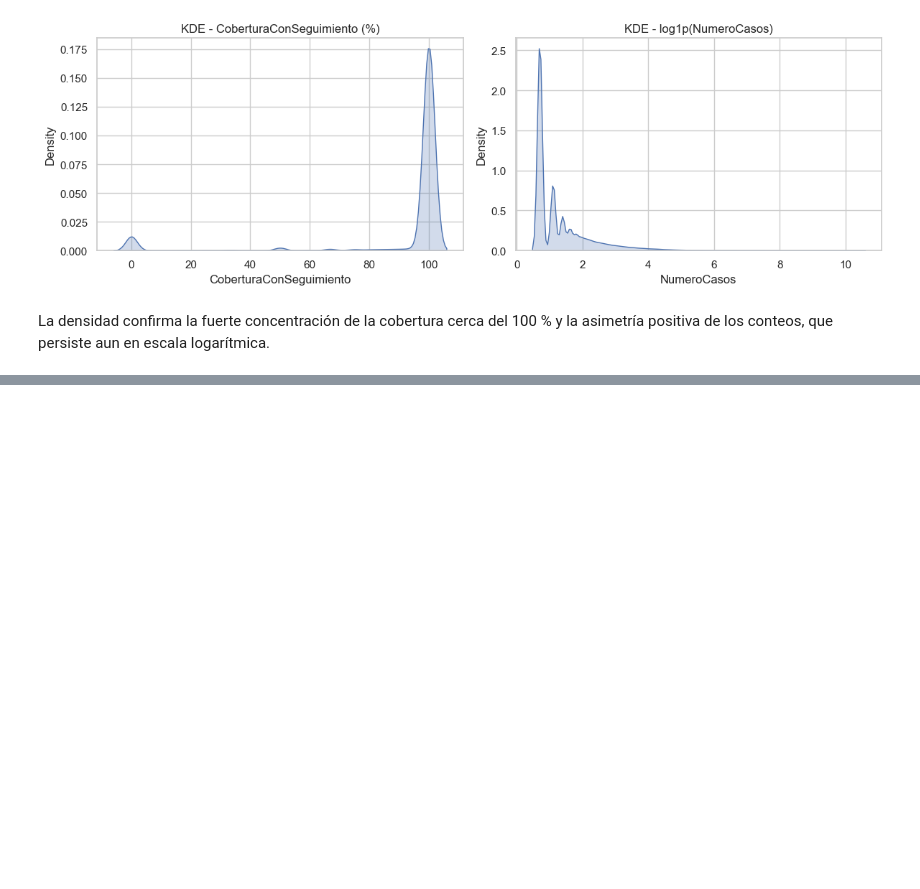
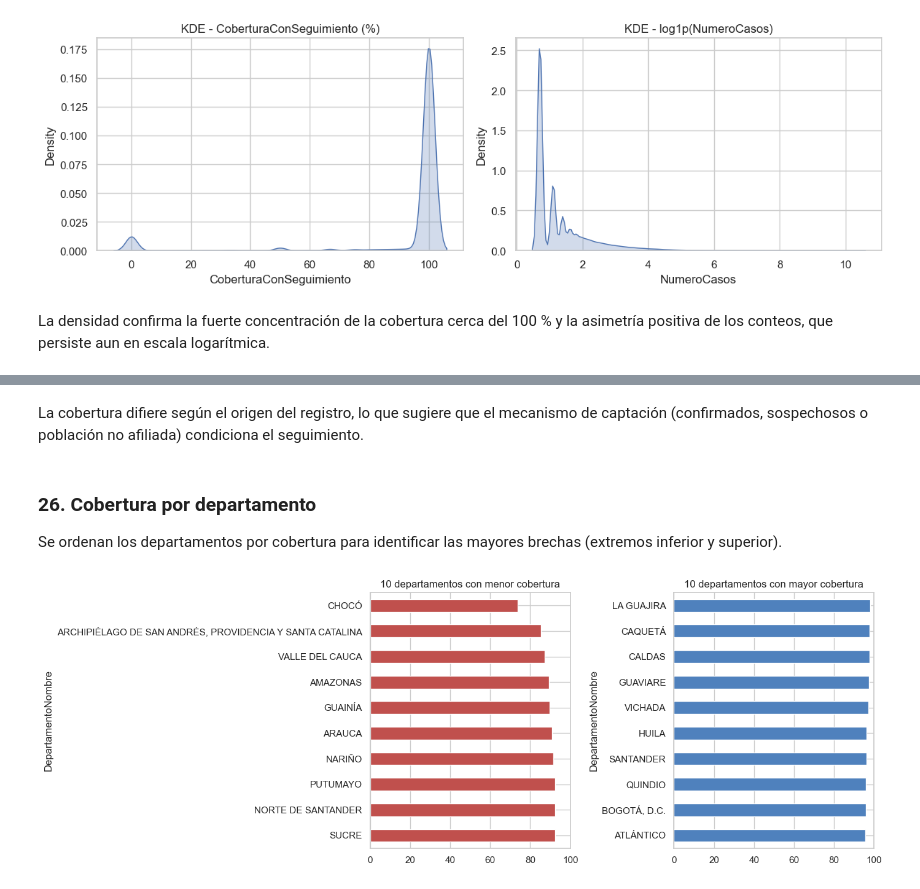
Before and after one commit to JabesMonroy/Proyecto_Esp-Fund-Datos_PRASS_Seg.COVID19, a Jupyter notebook: Proyecto_PRASS_Seguimiento_COVID19.ipynb, the cells around one changed output, grey strips where cells are left out. Drawn from its saved outputs; the diff is of its cells as text; code cells hidden in the pictures; blank space fills up the shorter version.

```diff
--- a/Proyecto_PRASS_Seguimiento_COVID19.ipynb
+++ b/Proyecto_PRASS_Seguimiento_COVID19.ipynb
@@ -578,0 +602,20 @@ La densidad confirma la fuerte concentración de la cobertura cerca del 100 % y
+# %% [markdown]
+La cobertura difiere según el origen del registro, lo que sugiere que el mecanismo de captación (confirmados, sospechosos o población no afiliada) condiciona el seguimiento.
+# %% [markdown]
+### 26. Cobertura por departamento
+
+Se ordenan los departamentos por cobertura para identificar las mayores brechas (extremos inferior y superior).
+# %%
+cob_dep = utils.cobertura_ponderada(df_prep, 'DepartamentoNombre')
+fig, axes = plt.subplots(1, 2, figsize=(14, 5))
+cob_dep.head(10).plot.barh(x='DepartamentoNombre', y='CoberturaPct', ax=axes[0], legend=False, color='#c0504d')
+axes[0].set_title('10 departamentos con menor cobertura')
+axes[0].set_xlim(0, 100)
+axes[0].invert_yaxis()
+cob_dep.tail(10).plot.barh(x='DepartamentoNombre', y='CoberturaPct', ax=axes[1], legend=False, color='#4f81bd')
+axes[1].set_title('10 departamentos con mayor cobertura')
+axes[1].set_xlim(0, 100)
+plt.tight_layout()
+plt.show()
+# %% [output]
+[figure, added]
```
Also changed, not shown: parts of 7 cells of this notebook, 1 other file.
